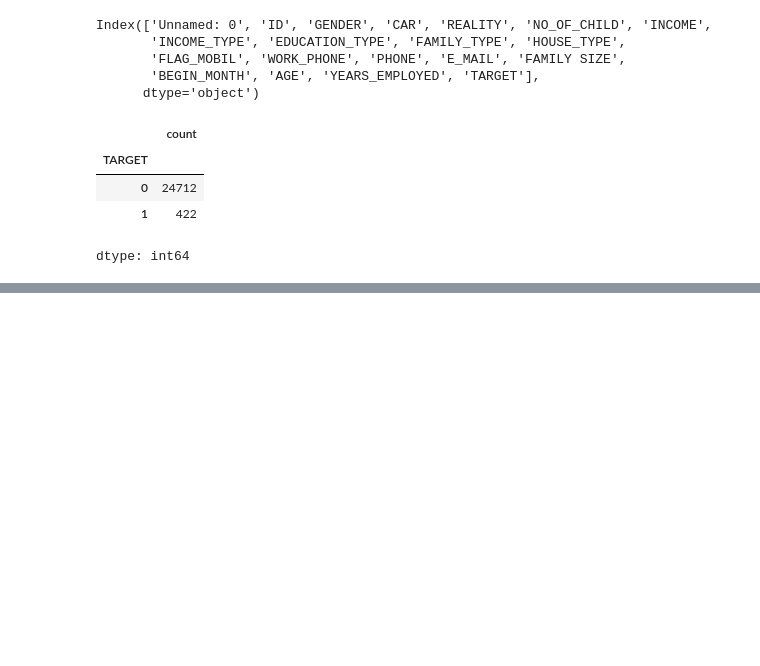
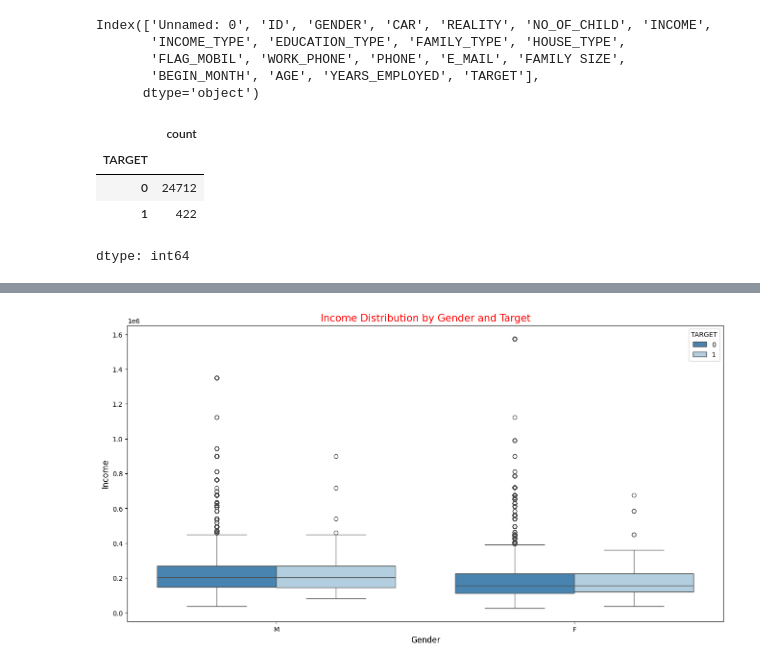
Before and after one commit to HarshGujarathi7/Data-Science-in-Finance--Independent-Study, a Jupyter notebook: Fraud_Detection_Data_Paper.ipynb, the cells around one changed output, grey strips where cells are left out. Saved outputs shown, nothing was run; the diff lists cells and outputs as text; code cells hidden in the pictures; blank space fills up the shorter version.

```diff
--- a/Fraud_Detection_Data_Paper.ipynb
+++ b/Fraud_Detection_Data_Paper.ipynb
@@ -83,0 +165,13 @@ ValueError: could not convert string to float: 'M'
+# %%
+ds3['GENDER'] = ds3['GENDER'].map({0: 'F', 1: 'M'})
+
+plt.figure(figsize=(16, 8))
+sns.boxplot(x="GENDER", y="INCOME", hue="TARGET", data=ds3, palette="Blues_r")
+plt.title("Income Distribution by Gender and Target", fontsize=15, color="Red")
+plt.xlabel("Gender", fontsize=12)
+plt.ylabel("Income", fontsize=12)
+plt.show()
+
+ds3['GENDER'] = ds3['GENDER'].map({'F': 0, 'M': 1})
+# %% [output]
+[figure, added]
```
Also changed, not shown: parts of 18 cells of this notebook.
